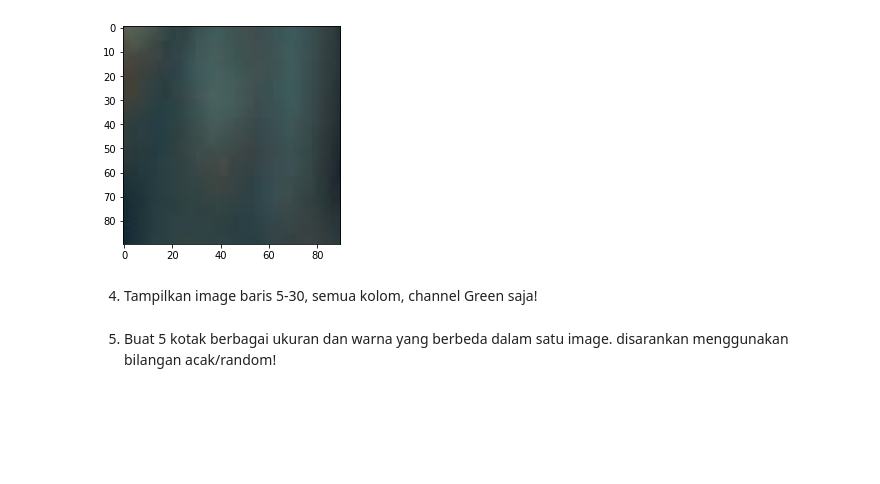
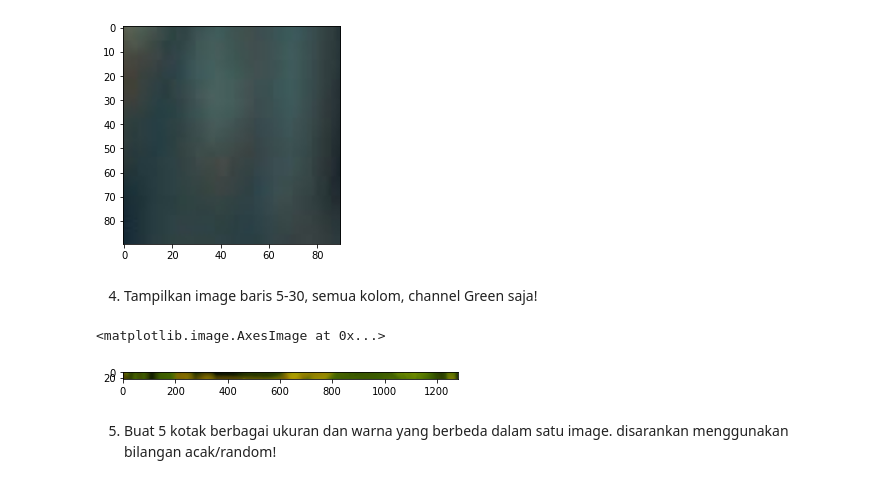
Before and after one commit to Aldirhezaldi/PCVK_Genap_2021, a Jupyter notebook: week2.ipynb, the cells around one changed output. Cells and saved outputs as stored; diff of their text form; code cells hidden in the pictures; blank space fills up the shorter version.

```diff
--- a/week2.ipynb
+++ b/week2.ipynb
@@ -87,6 +87,11 @@ plt.imshow(img3t)
 [figure]
 # %% [markdown]
 4. Tampilkan image baris 5-30, semua kolom, channel Green saja!
+# %%
+plt.imshow(imgt2gb[5:30])
+# %% [output]
+<matplotlib.image.AxesImage at 0x...>
+[figure, added]
 # %% [markdown]
 5. Buat 5 kotak berbagai ukuran dan warna yang berbeda dalam satu image. disarankan menggunakan bilangan acak/random!
 # %%
```
Also changed, not shown: parts of 1 cell of this notebook.
